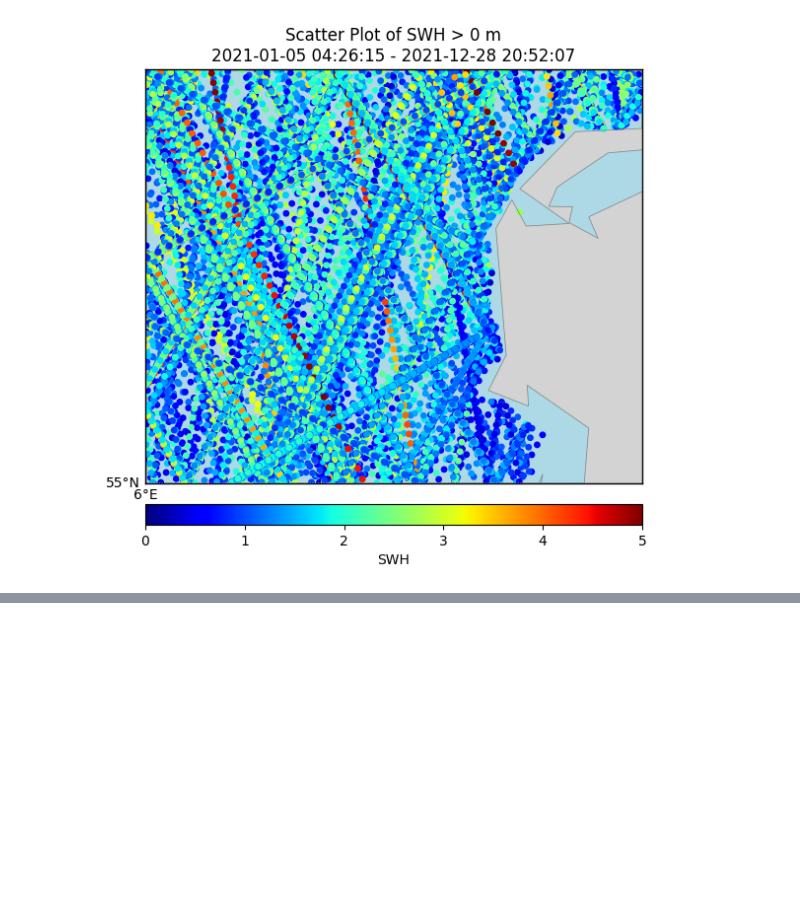
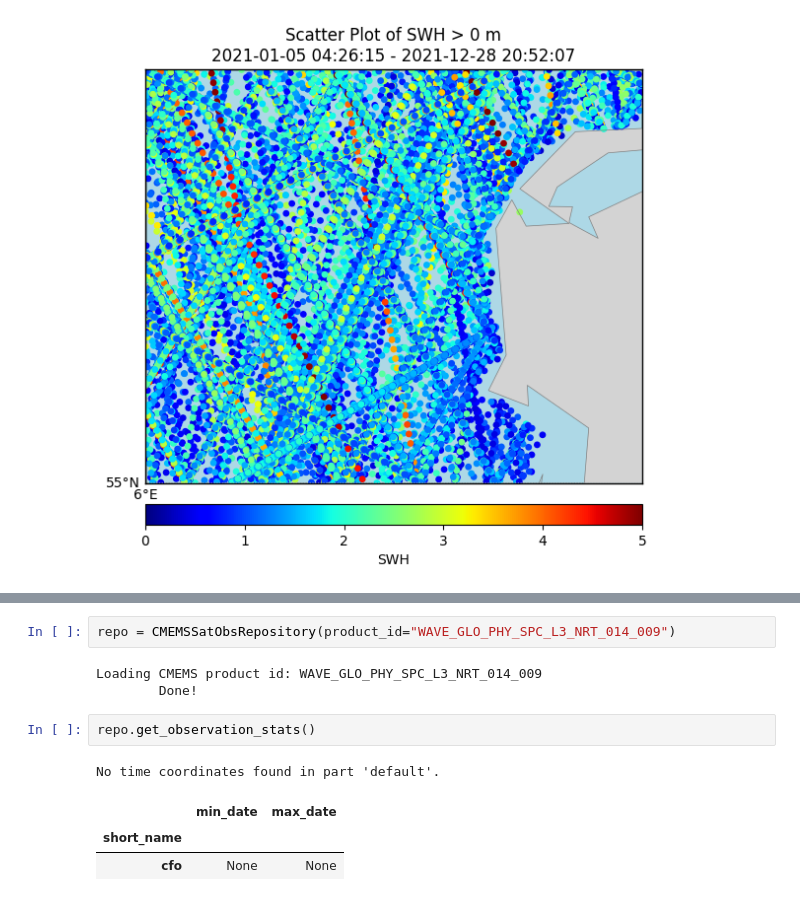
Before and after one commit to Rasmusiwersen/watobs, a Jupyter notebook: notebooks/CMEMS_Scatterometry_Data.ipynb, the cells around one changed output, grey strips where cells are left out. Saved outputs shown, nothing was run; the diff lists cells and outputs as text; blank space fills up the shorter version.

```diff
--- a/notebooks/CMEMS_Scatterometry_Data.ipynb
+++ b/notebooks/CMEMS_Scatterometry_Data.ipynb
@@ -319,0 +364,12 @@ plt.show()
+# %%
+repo = CMEMSSatObsRepository(product_id="WAVE_GLO_PHY_SPC_L3_NRT_014_009")
+# %% [output]
+Loading CMEMS product id: WAVE_GLO_PHY_SPC_L3_NRT_014_009
+        Done!
+# %%
+repo.get_observation_stats()
+# %% [output]
+No time coordinates found in part 'default'.
+|  | min_date | max_date |
+| short_name |  |  |
+| cfo | None | None |
```
Also changed, not shown: parts of 24 cells of this notebook, 2 other files.
